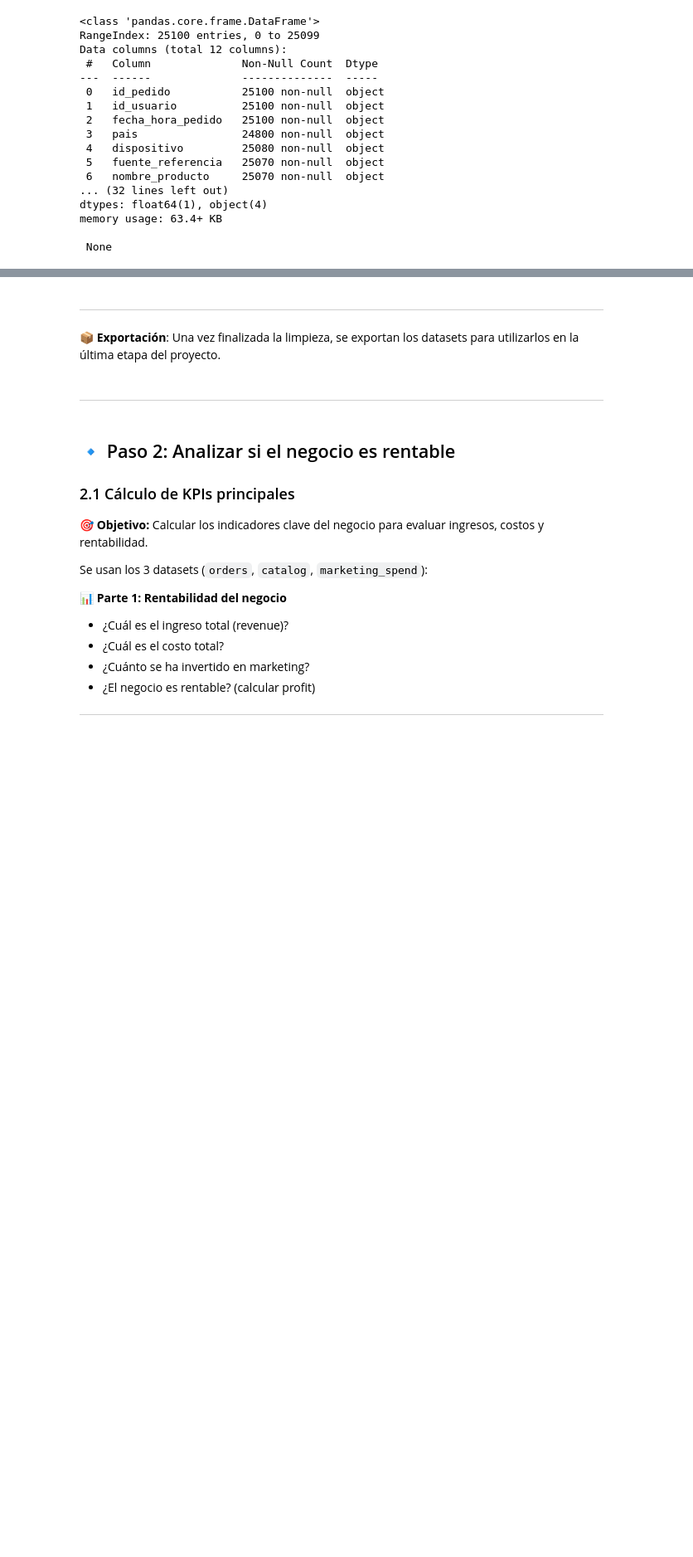
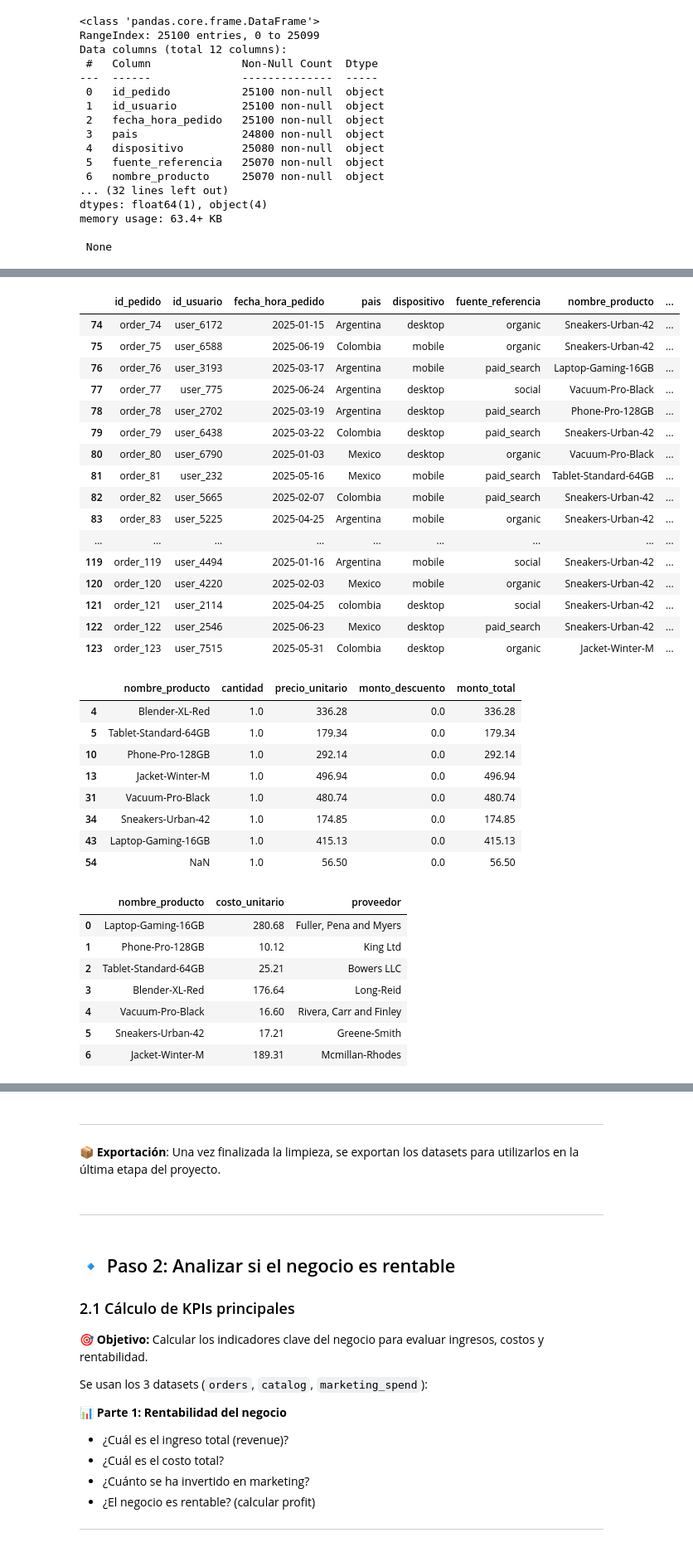
Before and after one commit to FithoGerardo/RappiPlus-Data-cleaning-and-analysis, a Jupyter notebook: notebooks/GerardoOlm-rappiplus_project.ipynb, the cells around one changed output, grey strips where cells are left out. Shown at 83% size. Drawn from its saved outputs; the diff is of its cells as text; code cells hidden in the pictures; blank space fills up the shorter version.

```diff
--- a/notebooks/GerardoOlm-rappiplus_project.ipynb
+++ b/notebooks/GerardoOlm-rappiplus_project.ipynb
@@ -194,0 +225,40 @@ Valores nulos en marketing? True
+# %%
+display(ord[ord['cantidad'].isna()])
+# precio_productos = ord[(ord['cantidad'] == 1) & (ord['monto_descuento']== 0)][['nombre_producto', 'cantidad', 'precio_unitario', 'monto_descuento', 'monto_total']].drop_duplicates(subset='nombre_producto')
+display(precio_productos)
+display(ctl[['nombre_producto', 'costo_unitario', 'proveedor']])
+# %% [output]
+|  | id_pedido | id_usuario | fecha_hora_pedido | pais | dispositivo | fuente_referencia | nombre_producto | ... |
+| 74 | order_74 | user_6172 | 2025-01-15 | Argentina | desktop | organic | Sneakers-Urban-42 | ... |
+| 75 | order_75 | user_6588 | 2025-06-19 | Colombia | mobile | organic | Sneakers-Urban-42 | ... |
+| 76 | order_76 | user_3193 | 2025-03-17 | Argentina | mobile | paid_search | Laptop-Gaming-16GB | ... |
+| 77 | order_77 | user_775 | 2025-06-24 | Argentina | desktop | social | Vacuum-Pro-Black | ... |
+| 78 | order_78 | user_2702 | 2025-03-19 | Argentina | desktop | paid_search | Phone-Pro-128GB | ... |
+| 79 | order_79 | user_6438 | 2025-03-22 | Colombia | desktop | paid_search | Sneakers-Urban-42 | ... |
+| 80 | order_80 | user_6790 | 2025-01-03 | Mexico | desktop | organic | Vacuum-Pro-Black | ... |
+| 81 | order_81 | user_232 | 2025-05-16 | Mexico | mobile | paid_search | Tablet-Standard-64GB | ... |
+| 82 | order_82 | user_5665 | 2025-02-07 | Colombia | mobile | paid_search | Sneakers-Urban-42 | ... |
+| 83 | order_83 | user_5225 | 2025-04-25 | Argentina | mobile | organic | Sneakers-Urban-42 | ... |
+| ... | ... | ... | ... | ... | ... | ... | ... | ... |
+| 119 | order_119 | user_4494 | 2025-01-16 | Argentina | mobile | social | Sneakers-Urban-42 | ... |
+| 120 | order_120 | user_4220 | 2025-02-03 | Mexico | mobile | organic | Sneakers-Urban-42 | ... |
+| 121 | order_121 | user_2114 | 2025-04-25 | colombia | desktop | social | Sneakers-Urban-42 | ... |
+| 122 | order_122 | user_2546 | 2025-06-23 | Mexico | desktop | paid_search | Sneakers-Urban-42 | ... |
+| 123 | order_123 | user_7515 | 2025-05-31 | Colombia | desktop | organic | Jacket-Winter-M | ... |
+|  | nombre_producto | cantidad | precio_unitario | monto_descuento | monto_total |
+| 4 | Blender-XL-Red | 1.0 | 336.28 | 0.0 | 336.28 |
+| 5 | Tablet-Standard-64GB | 1.0 | 179.34 | 0.0 | 179.34 |
+| 10 | Phone-Pro-128GB | 1.0 | 292.14 | 0.0 | 292.14 |
+| 13 | Jacket-Winter-M | 1.0 | 496.94 | 0.0 | 496.94 |
+| 31 | Vacuum-Pro-Black | 1.0 | 480.74 | 0.0 | 480.74 |
+| 34 | Sneakers-Urban-42 | 1.0 | 174.85 | 0.0 | 174.85 |
+| 43 | Laptop-Gaming-16GB | 1.0 | 415.13 | 0.0 | 415.13 |
+| 54 | NaN | 1.0 | 56.50 | 0.0 | 56.50 |
+|  | nombre_producto | costo_unitario | proveedor |
+| 0 | Laptop-Gaming-16GB | 280.68 | Fuller, Pena and Myers |
+| 1 | Phone-Pro-128GB | 10.12 | King Ltd |
+| 2 | Tablet-Standard-64GB | 25.21 | Bowers LLC |
+| 3 | Blender-XL-Red | 176.64 | Long-Reid |
+| 4 | Vacuum-Pro-Black | 16.60 | Rivera, Carr and Finley |
+| 5 | Sneakers-Urban-42 | 17.21 | Greene-Smith |
+| 6 | Jacket-Winter-M | 189.31 | Mcmillan-Rhodes |
```
Also changed, not shown: parts of 4 cells of this notebook.
